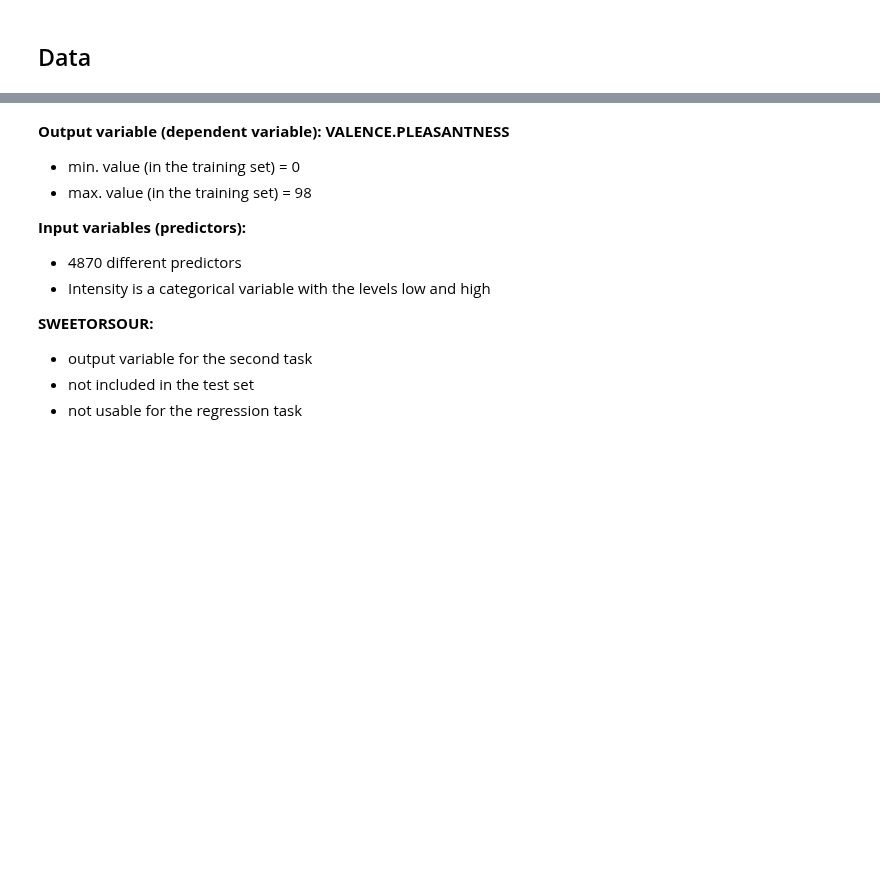
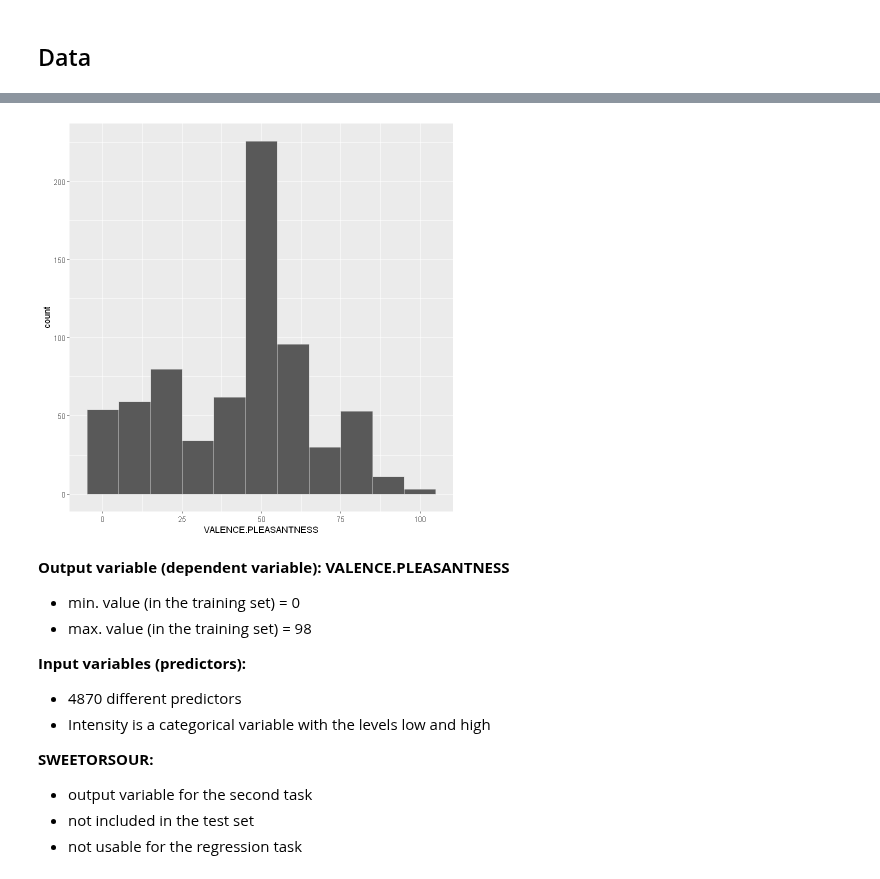
Before and after one commit to BenoitDelec/BIO-322--Predicting-odour-pleasantness-using-ML, a Jupyter notebook: src/Exploration.ipynb, the cells around one changed output, grey strips where cells are left out. Saved outputs shown, nothing was run; the diff lists cells and outputs as text; code cells hidden in the pictures; blank space fills up the shorter version.

```diff
--- a/src/Exploration.ipynb
+++ b/src/Exploration.ipynb
@@ -27,3 +29,11 @@ dim(train.data)
+# %%
+library(ggplot2)
+library(magrittr)
+
+
+train.data %>% ggplot(aes(VALENCE.PLEASANTNESS)) + geom_histogram(binwidth = 10, color = "lightgrey")
+# %% [output]
+[figure, added]
 # %% [markdown]
 **Output variable (dependent variable): VALENCE.PLEASANTNESS**
 - min. value (in the training set) = 0
```
Also changed, not shown: parts of 5 cells of this notebook.
